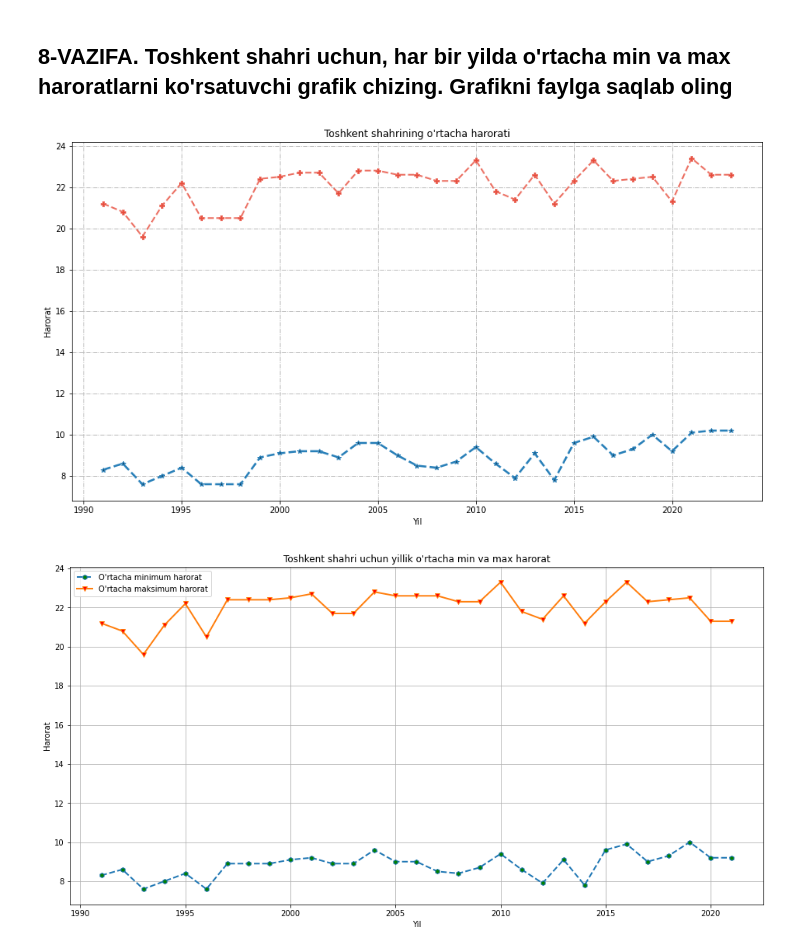
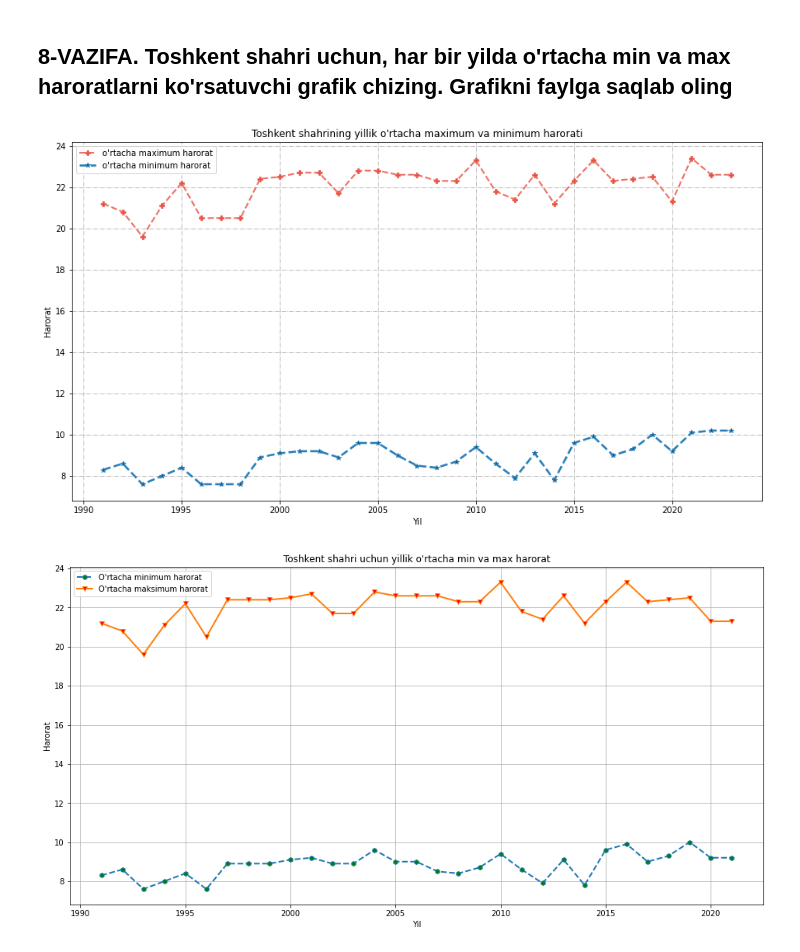
Before and after one commit to Shohjahon02/first_my_git, a Jupyter notebook: 04_VISUAL_AMALIYOT_01_matplotlib.ipynb, the cells around one changed output. Cells and saved outputs as stored; diff of their text form; code cells hidden in the pictures.

```diff
--- a/04_VISUAL_AMALIYOT_01_matplotlib.ipynb
+++ b/04_VISUAL_AMALIYOT_01_matplotlib.ipynb
@@ -380,29 +380,30 @@ plt.show()
 # %%
 # JAVOBNI SHUYERGA YOZING
 max, min = df['TM'], df['Tm']
 
 plt.figure(figsize=(15, 8))
 plt.plot(max,
          linewidth=2,
          linestyle='--',
          color='#EC7063',
          marker='P',
          markerfacecolor='#E74C3C')
 
 plt.plot(min,
          linewidth=2.5,
          linestyle='--',
          color='#2980B9',
          marker='*',
          markerfacecolor='#154360')
-plt.title("Toshkent shahrining o'rtacha harorati")
+plt.title("Toshkent shahrining yillik o'rtacha maximum va minimum harorati")
 plt.xlabel('Yil')
 plt.ylabel('Harorat')
 plt.grid(linestyle='-.')
 plt.savefig('Min-Max_Tash.png')
+plt.legend(["o'rtacha maximum harorat", "o'rtacha minimum harorat"], loc=2)
 plt.show()
 # %% [output]
-[figure, old version]
+[figure, new version]
 # %%
 from IPython.display import Image
 Image('Min-Max_Tash.png')
```
Also changed, not shown: parts of 1 cell of this notebook.
